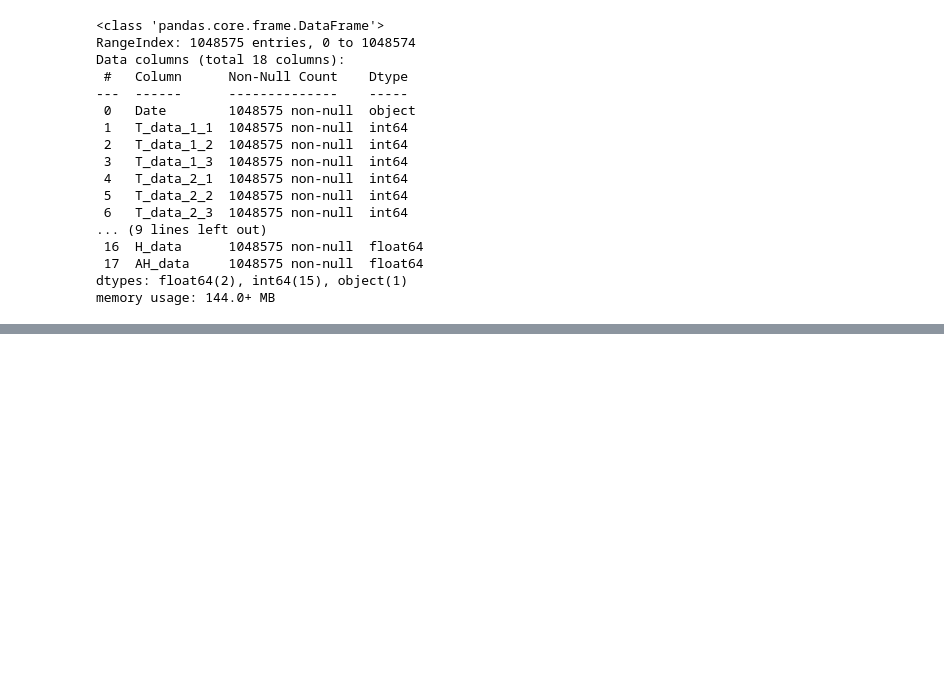
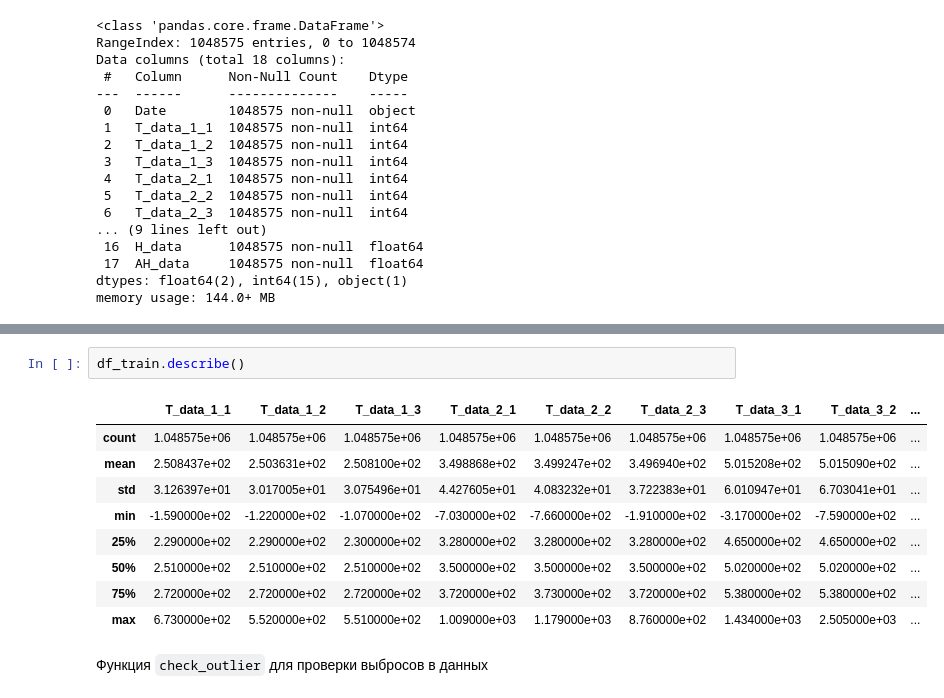
Before and after one commit to kuzmichye/datatech_intern, a Jupyter notebook: model/main.ipynb, the cells around one changed output, grey strips where cells are left out. Saved outputs shown, nothing was run; the diff lists cells and outputs as text; blank space fills up the shorter version.

```diff
--- a/model/main.ipynb
+++ b/model/main.ipynb
@@ -40,0 +119,14 @@ memory usage: 144.0+ MB
+# %%
+df_train.describe()
+# %% [output]
+|  | T_data_1_1 | T_data_1_2 | T_data_1_3 | T_data_2_1 | T_data_2_2 | T_data_2_3 | T_data_3_1 | T_data_3_2 | ... |
+| count | 1.048575e+06 | 1.048575e+06 | 1.048575e+06 | 1.048575e+06 | 1.048575e+06 | 1.048575e+06 | 1.048575e+06 | 1.048575e+06 | ... |
+| mean | 2.508437e+02 | 2.503631e+02 | 2.508100e+02 | 3.498868e+02 | 3.499247e+02 | 3.496940e+02 | 5.015208e+02 | 5.015090e+02 | ... |
+| std | 3.126397e+01 | 3.017005e+01 | 3.075496e+01 | 4.427605e+01 | 4.083232e+01 | 3.722383e+01 | 6.010947e+01 | 6.703041e+01 | ... |
+| min | -1.590000e+02 | -1.220000e+02 | -1.070000e+02 | -7.030000e+02 | -7.660000e+02 | -1.910000e+02 | -3.170000e+02 | -7.590000e+02 | ... |
+| 25% | 2.290000e+02 | 2.290000e+02 | 2.300000e+02 | 3.280000e+02 | 3.280000e+02 | 3.280000e+02 | 4.650000e+02 | 4.650000e+02 | ... |
+| 50% | 2.510000e+02 | 2.510000e+02 | 2.510000e+02 | 3.500000e+02 | 3.500000e+02 | 3.500000e+02 | 5.020000e+02 | 5.020000e+02 | ... |
+| 75% | 2.720000e+02 | 2.720000e+02 | 2.720000e+02 | 3.720000e+02 | 3.730000e+02 | 3.720000e+02 | 5.380000e+02 | 5.380000e+02 | ... |
+| max | 6.730000e+02 | 5.520000e+02 | 5.510000e+02 | 1.009000e+03 | 1.179000e+03 | 8.760000e+02 | 1.434000e+03 | 2.505000e+03 | ... |
+# %% [markdown]
+Функция `check_outlier` для проверки выбросов в данных
```
Also changed, not shown: parts of 35 cells of this notebook, 4 other files.
